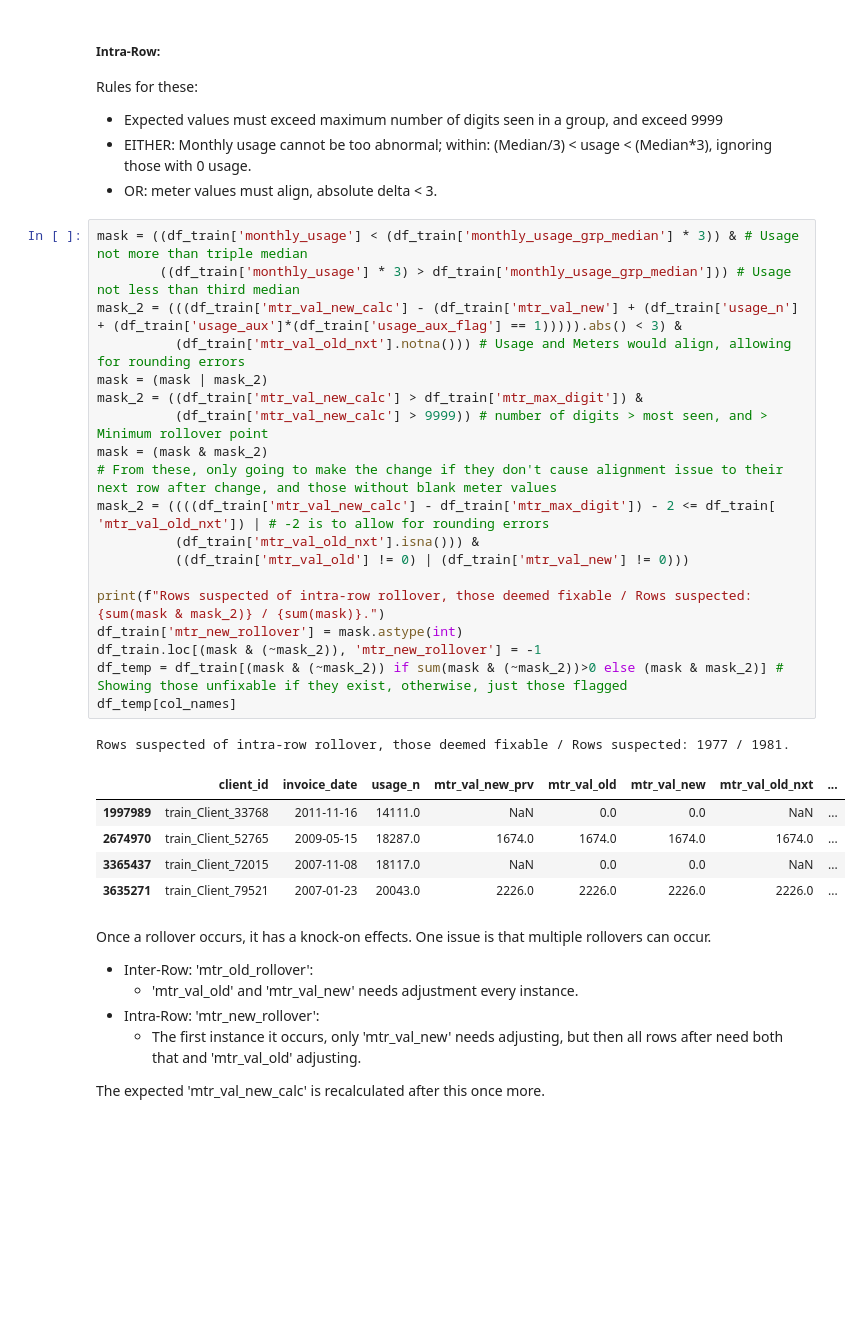
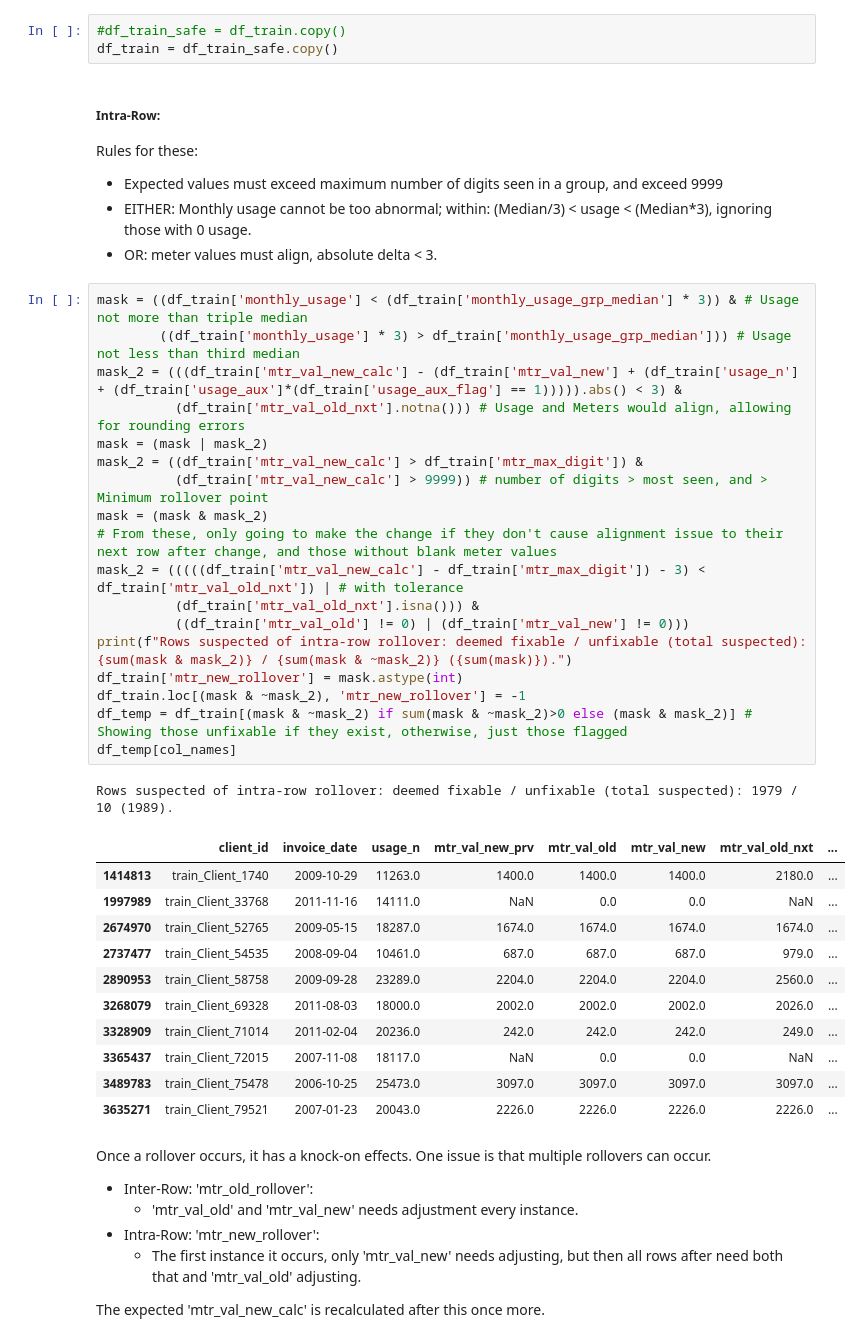
Before and after one commit to insatiablycivil/Fraud_Detection_Energy_Consumption, a Jupyter notebook: Data_Preparation.ipynb, the cells around one changed output. Cells and saved outputs as stored; diff of their text form; blank space fills up the shorter version.

```diff
--- a/Data_Preparation.ipynb
+++ b/Data_Preparation.ipynb
@@ -1060,3 +1074,6 @@ Rows suspected of inter-row rollover, deemed fixable / Rows suspected: 185 / 185
+# %%
+#df_train_safe = df_train.copy()
+df_train = df_train_safe.copy()
 # %% [markdown]
 ##### Intra-Row:
 Rules for these:
@@ -1066,28 +1083,33 @@ Rules for these:
 # %%
 mask = ((df_train['monthly_usage'] < (df_train['monthly_usage_grp_median'] * 3)) & # Usage not more than triple median
         ((df_train['monthly_usage'] * 3) > df_train['monthly_usage_grp_median'])) # Usage not less than third median
 mask_2 = (((df_train['mtr_val_new_calc'] - (df_train['mtr_val_new'] + (df_train['usage_n'] + (df_train['usage_aux']*(df_train['usage_aux_flag'] == 1))))).abs() < 3) &
           (df_train['mtr_val_old_nxt'].notna())) # Usage and Meters would align, allowing for rounding errors
 mask = (mask | mask_2)
 mask_2 = ((df_train['mtr_val_new_calc'] > df_train['mtr_max_digit']) &
           (df_train['mtr_val_new_calc'] > 9999)) # number of digits > most seen, and > Minimum rollover point
 mask = (mask & mask_2)
 # From these, only going to make the change if they don't cause alignment issue to their next row after change, and those without blank meter values
-mask_2 = ((((df_train['mtr_val_new_calc'] - df_train['mtr_max_digit']) - 2 <= df_train[ 'mtr_val_old_nxt']) | # -2 is to allow for rounding errors
+mask_2 = (((((df_train['mtr_val_new_calc'] - df_train['mtr_max_digit']) - 3) < df_train['mtr_val_old_nxt']) | # with tolerance
           (df_train['mtr_val_old_nxt'].isna())) &
           ((df_train['mtr_val_old'] != 0) | (df_train['mtr_val_new'] != 0)))
-
-print(f"Rows suspected of intra-row rollover, those deemed fixable / Rows suspected: {sum(mask & mask_2)} / {sum(mask)}.")
+print(f"Rows suspected of intra-row rollover: deemed fixable / unfixable (total suspected): {sum(mask & mask_2)} / {sum(mask & ~mask_2)} ({sum(mask)}).")
 df_train['mtr_new_rollover'] = mask.astype(int)
-df_train.loc[(mask & (~mask_2)), 'mtr_new_rollover'] = -1
-df_temp = df_train[(mask & (~mask_2)) if sum(mask & (~mask_2))>0 else (mask & mask_2)] # Showing those unfixable if they exist, otherwise, just those flagged
+df_train.loc[(mask & ~mask_2), 'mtr_new_rollover'] = -1
+df_temp = df_train[(mask & ~mask_2) if sum(mask & ~mask_2)>0 else (mask & mask_2)] # Showing those unfixable if they exist, otherwise, just those flagged
 df_temp[col_names]
 # %% [output]
-Rows suspected of intra-row rollover, those deemed fixable / Rows suspected: 1977 / 1981.
+Rows suspected of intra-row rollover: deemed fixable / unfixable (total suspected): 1979 / 10 (1989).
 |  | client_id | invoice_date | usage_n | mtr_val_new_prv | mtr_val_old | mtr_val_new | mtr_val_old_nxt | ... |
+| 1414813 | train_Client_1740 | 2009-10-29 | 11263.0 | 1400.0 | 1400.0 | 1400.0 | 2180.0 | ... |
 | 1997989 | train_Client_33768 | 2011-11-16 | 14111.0 | NaN | 0.0 | 0.0 | NaN | ... |
 | 2674970 | train_Client_52765 | 2009-05-15 | 18287.0 | 1674.0 | 1674.0 | 1674.0 | 1674.0 | ... |
+| 2737477 | train_Client_54535 | 2008-09-04 | 10461.0 | 687.0 | 687.0 | 687.0 | 979.0 | ... |
+| 2890953 | train_Client_58758 | 2009-09-28 | 23289.0 | 2204.0 | 2204.0 | 2204.0 | 2560.0 | ... |
+| 3268079 | train_Client_69328 | 2011-08-03 | 18000.0 | 2002.0 | 2002.0 | 2002.0 | 2026.0 | ... |
+| 3328909 | train_Client_71014 | 2011-02-04 | 20236.0 | 242.0 | 242.0 | 242.0 | 249.0 | ... |
 | 3365437 | train_Client_72015 | 2007-11-08 | 18117.0 | NaN | 0.0 | 0.0 | NaN | ... |
+| 3489783 | train_Client_75478 | 2006-10-25 | 25473.0 | 3097.0 | 3097.0 | 3097.0 | 3097.0 | ... |
 | 3635271 | train_Client_79521 | 2007-01-23 | 20043.0 | 2226.0 | 2226.0 | 2226.0 | 2226.0 | ... |
 # %% [markdown]
 Once a rollover occurs, it has a knock-on effects. One issue is that multiple rollovers can occur.
```
Also changed, not shown: parts of 57 cells of this notebook.
